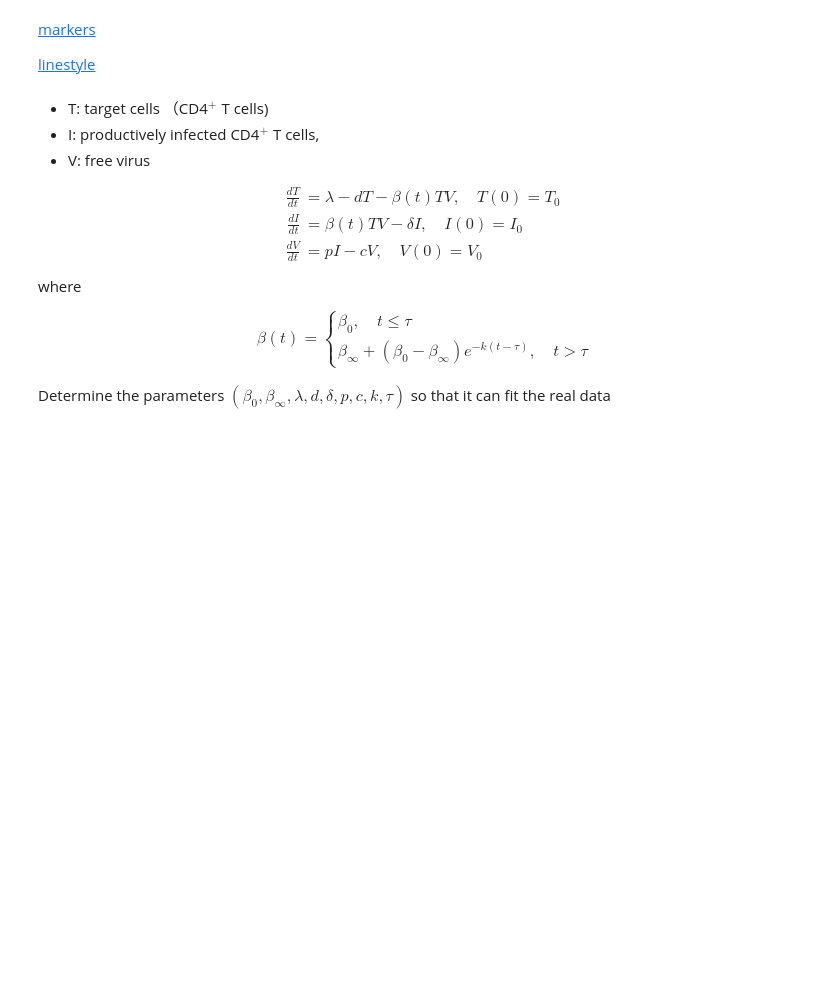
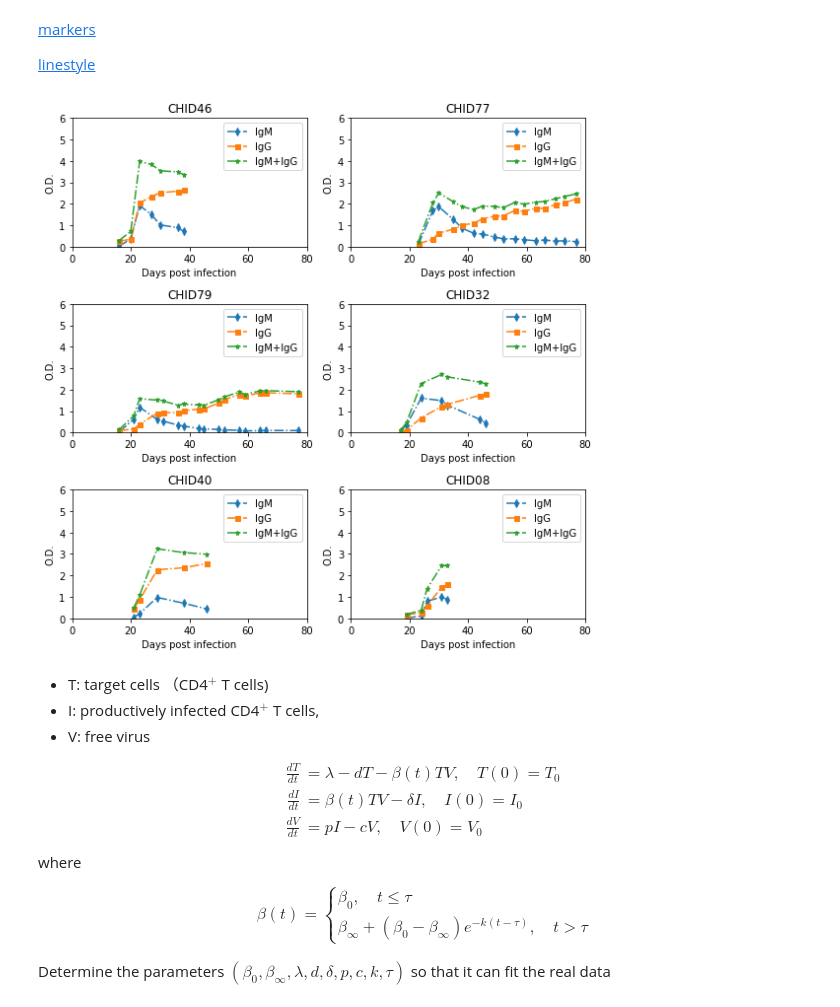
Before and after one commit to yd124/HIVintern2022Summer, a Jupyter notebook: ODEmodel-RK.ipynb, the cells around one changed output. Saved outputs shown, nothing was run; the diff lists cells and outputs as text; code cells hidden in the pictures; blank space fills up the shorter version.

```diff
--- a/ODEmodel-RK.ipynb
+++ b/ODEmodel-RK.ipynb
@@ -90,32 +89,35 @@ array(['CHID46', 'CHID77', 'CHID79', 'CHID32', 'CHID40', 'CHID08'],
 
 [linestyle](https://matplotlib.org/stable/gallery/lines_bars_and_markers/linestyles.html)
 # %%
-# plt.figure(figsize=(8,8),tight_layout=True)
+# plot antibodies response
+plt.figure(figsize=(8,8),tight_layout=True)
 
-# for n in range(6):
-#     ax = plt.subplot(321+n)
-#     ax.set_xlim(left=0, right=80)
-#     ax.set_ylim(bottom=0, top=6)
+for n in range(6):
+    ax = plt.subplot(321+n)
+    ax.set_xlim(left=0, right=80)
+    ax.set_ylim(bottom=0, top=6)
 
-#     dg = df2.groupby(['patient']).get_group(patient_cols[n])
+    dg = df2.groupby(['patient']).get_group(patient_cols[n])
 
-#     markers = ["d","s","*"]
-#     antibodies = ['IgM','IgG','IgM+IgG']
+    markers = ["d","s","*"]
+    antibodies = ['IgM','IgG','IgM+IgG']
 
-#     for i in range(3):
-#         subdg = dg[['dpi',antibodies[i]]].dropna()
-#         x = subdg.dpi
+    for i in range(3):
+        subdg = dg[['dpi',antibodies[i]]].dropna()
+        x = subdg.dpi
 
-#         plt.plot(x, subdg[antibodies[i]], marker=markers[i],markersize=5,label = antibodies[i],linestyle='dashdot')
+        plt.plot(x, subdg[antibodies[i]], marker=markers[i],markersize=5,label = antibodies[i],linestyle='dashdot')
 
-#         plt.legend()
+        plt.legend()
 
-#     plt.title(patient_cols[n])
-#     plt.xlabel('Days post infection')
-#     plt.ylabel('O.D.')
+    plt.title(patient_cols[n])
+    plt.xlabel('Days post infection')
+    plt.ylabel('O.D.')
 
 
-# plt.show()
+plt.show()
+# %% [output]
+[figure, added]
 # %% [markdown]
 * T: target cells （CD4$^+$ T cells)
 * I: productively infected CD4$^+$ T cells,
```
Also changed, not shown: parts of 16 cells of this notebook, 1 other file.
